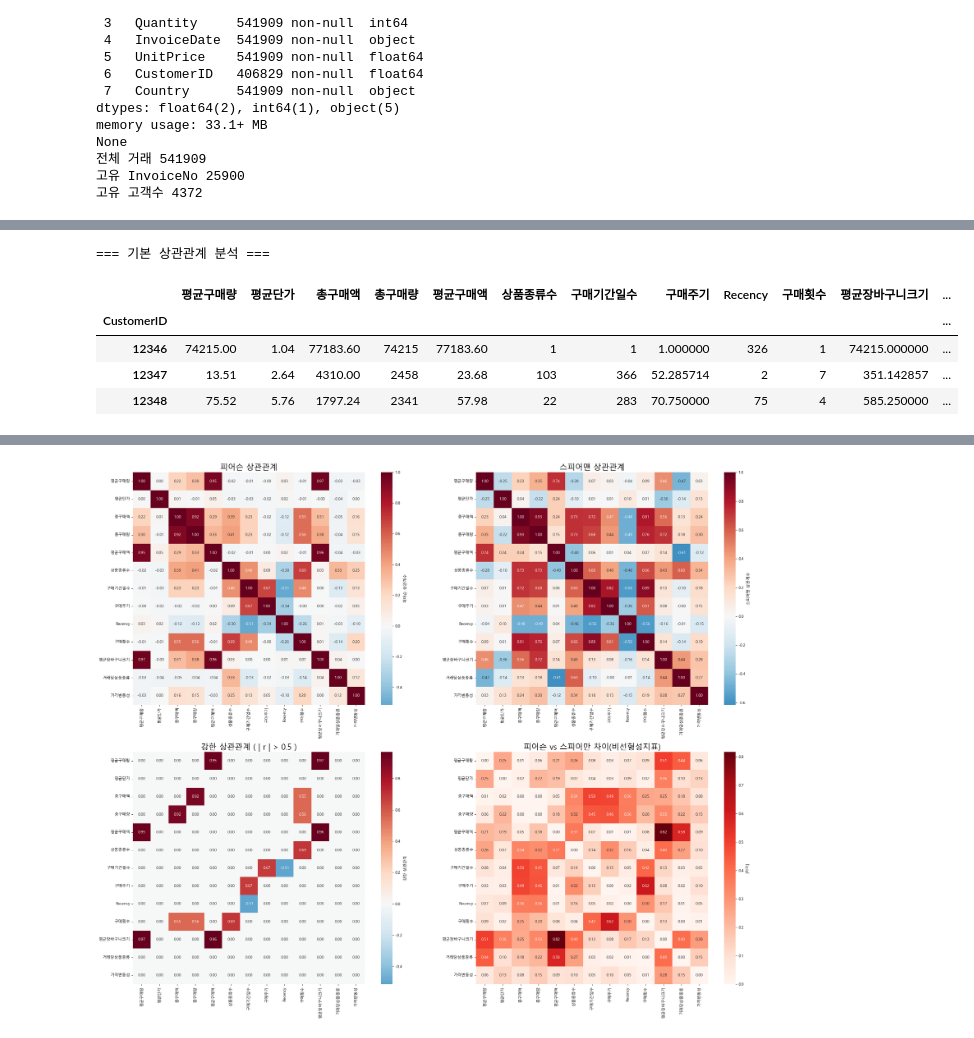
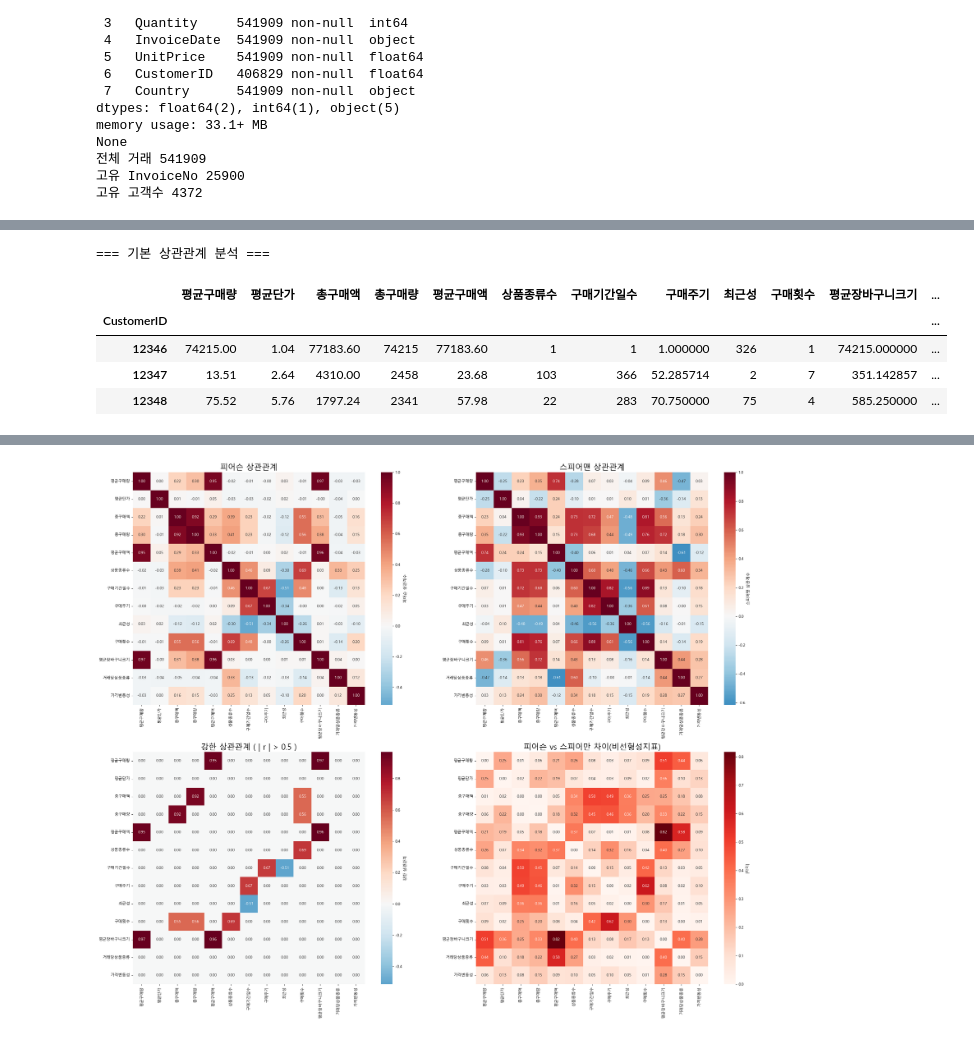
Before and after one commit to krystallinekim/TIL, a Jupyter notebook: Data_Analysis/강의자료/05_corr.ipynb, the cells around one changed output, grey strips where cells are left out. Saved outputs shown, nothing was run; the diff lists cells and outputs as text; code cells hidden in the pictures.

```diff
--- a/Data_Analysis/강의자료/05_corr.ipynb
+++ b/Data_Analysis/강의자료/05_corr.ipynb
@@ -173,10 +173,11 @@ customer_stats.columns = ['구매횟수', '총구매량', '평균구매량', '
 # 구매 기간 및 주기 계산(추가)
 customer_stats['구매기간일수'] = (customer_stats['마지막구매일'] - customer_stats['첫구매일']).dt.days + 1
 customer_stats['구매주기'] = customer_stats['구매기간일수'] / customer_stats['구매횟수']
+analysis_date = df_clean['InvoiceDate'].max() + pd.Timedelta(days=1)
+customer_stats['최근성'] = (analysis_date - customer_stats['마지막구매일']).dt.days
 
 # RFM 분석 변수
-analysis_date = df_clean['InvoiceDate'].max() + pd.Timedelta(days=1)
-customer_stats['Recency'] = (analysis_date - customer_stats['마지막구매일']).dt.days
+customer_stats['Recency'] = customer_stats['최근성']
 customer_stats['Frequency'] = customer_stats['구매횟수']
 customer_stats['Monetary'] = customer_stats['총구매량']
 
@@ -214,16 +215,16 @@ customer_stats.head()
 # %%
 print('=== 기본 상관관계 분석 ===')
 
 # 수치형 상관관계
 numeric_cols =  ['평균구매량', '평균단가', '총구매액', '총구매량',
-                '평균구매액', '상품종류수', '구매기간일수', '구매주기', 'Recency',
+                '평균구매액', '상품종류수', '구매기간일수', '구매주기', '최근성',
                 '구매횟수', '평균장바구니크기', '거래당상품종류', '가격변동성']
 
 correlation_data = customer_stats[numeric_cols]
 correlation_data.head(3)
 # %% [output]
 === 기본 상관관계 분석 ===
-|  | 평균구매량 | 평균단가 | 총구매액 | 총구매량 | 평균구매액 | 상품종류수 | 구매기간일수 | 구매주기 | Recency | 구매횟수 | 평균장바구니크기 | ... |
+|  | 평균구매량 | 평균단가 | 총구매액 | 총구매량 | 평균구매액 | 상품종류수 | 구매기간일수 | 구매주기 | 최근성 | 구매횟수 | 평균장바구니크기 | ... |
 | CustomerID |  |  |  |  |  |  |  |  |  |  |  | ... |
 | 12346 | 74215.00 | 1.04 | 77183.60 | 74215 | 77183.60 | 1 | 1 | 1.000000 | 326 | 1 | 74215.000000 | ... |
 | 12347 | 13.51 | 2.64 | 4310.00 | 2458 | 23.68 | 103 | 366 | 52.285714 | 2 | 7 | 351.142857 | ... |
```
Also changed, not shown: parts of 9 cells of this notebook.
